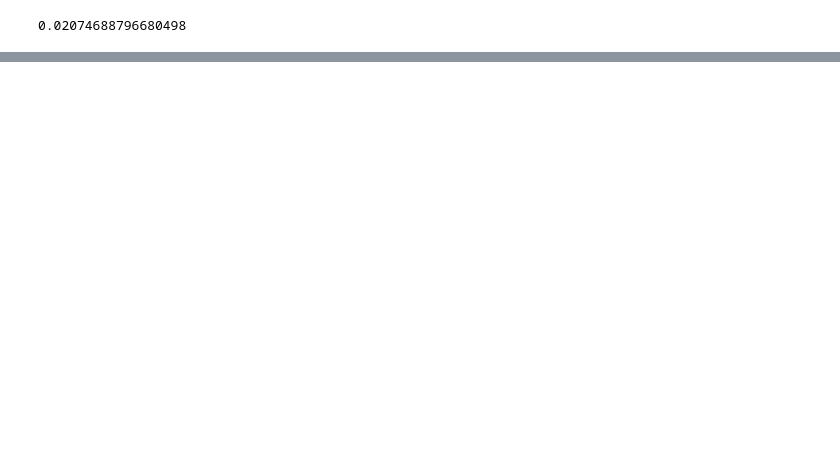
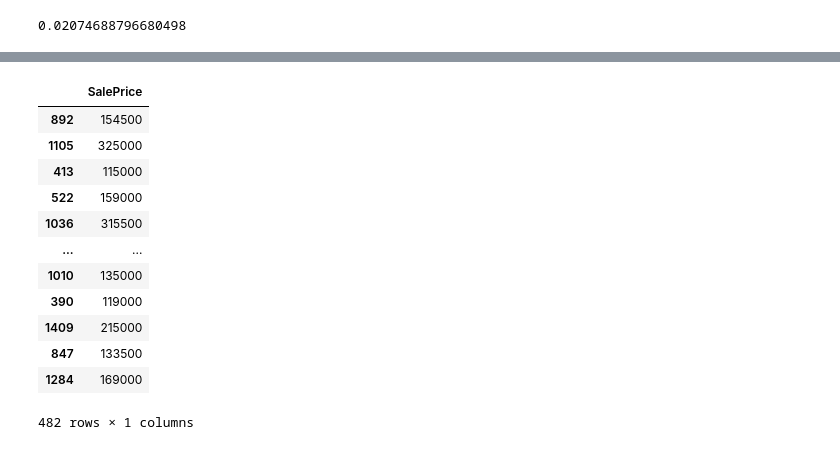
Before and after one commit to vadkts/vadkts, a Jupyter notebook: Case_price_on_Houses.ipynb, the cells around one changed output, grey strips where cells are left out. Cells and saved outputs as stored; diff of their text form; code cells hidden in the pictures; blank space fills up the shorter version.

```diff
--- a/Case_price_on_Houses.ipynb
+++ b/Case_price_on_Houses.ipynb
@@ -186,0 +221,16 @@ best_clf_houses.score(X_test, y_test)
+# %%
+y_test
+# %% [output]
+|  | SalePrice |
+| 892 | 154500 |
+| 1105 | 325000 |
+| 413 | 115000 |
+| 522 | 159000 |
+| 1036 | 315500 |
+| ... | ... |
+| 1010 | 135000 |
+| 390 | 119000 |
+| 1409 | 215000 |
+| 847 | 133500 |
+| 1284 | 169000 |
+482 rows × 1 columns
```
Also changed, not shown: parts of 5 cells of this notebook.
